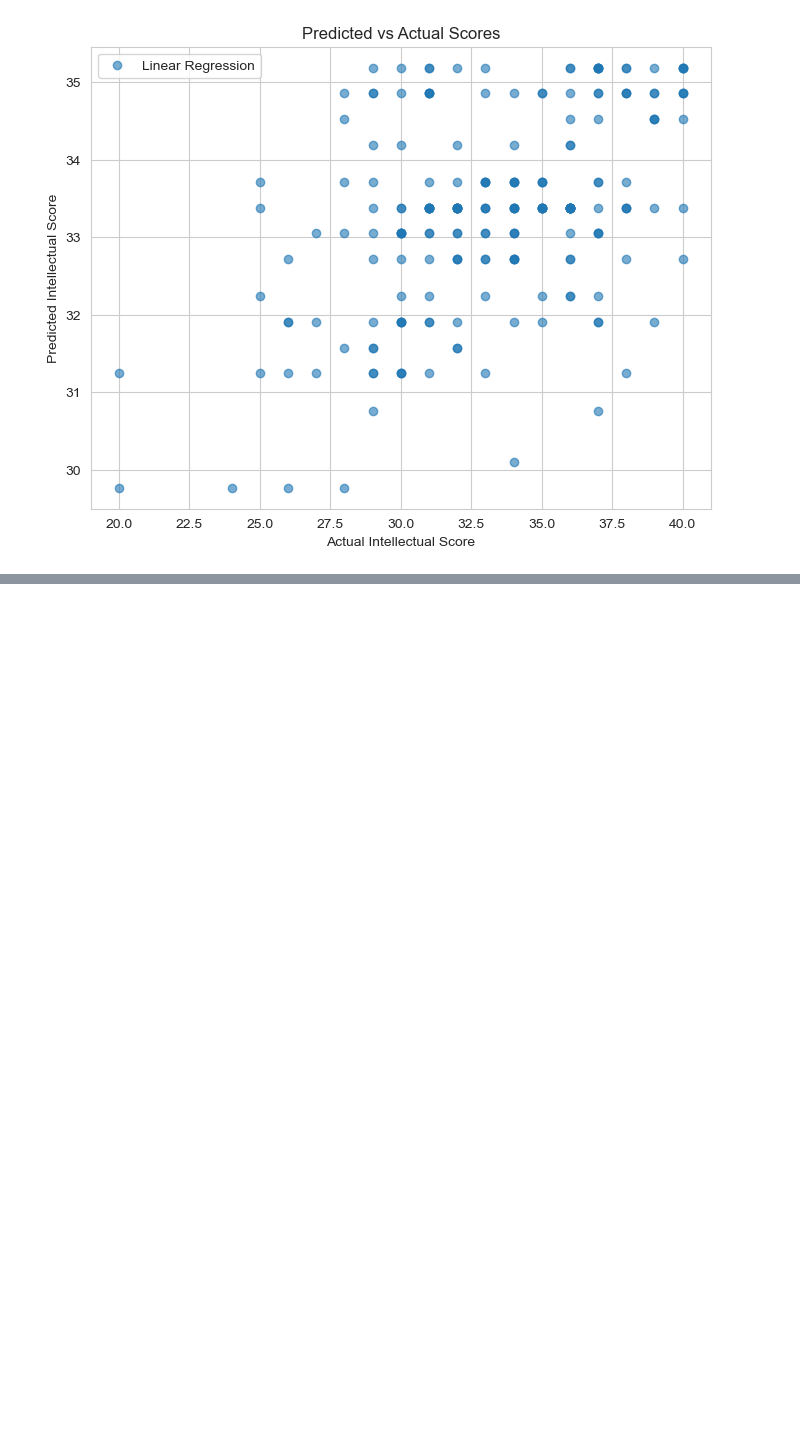
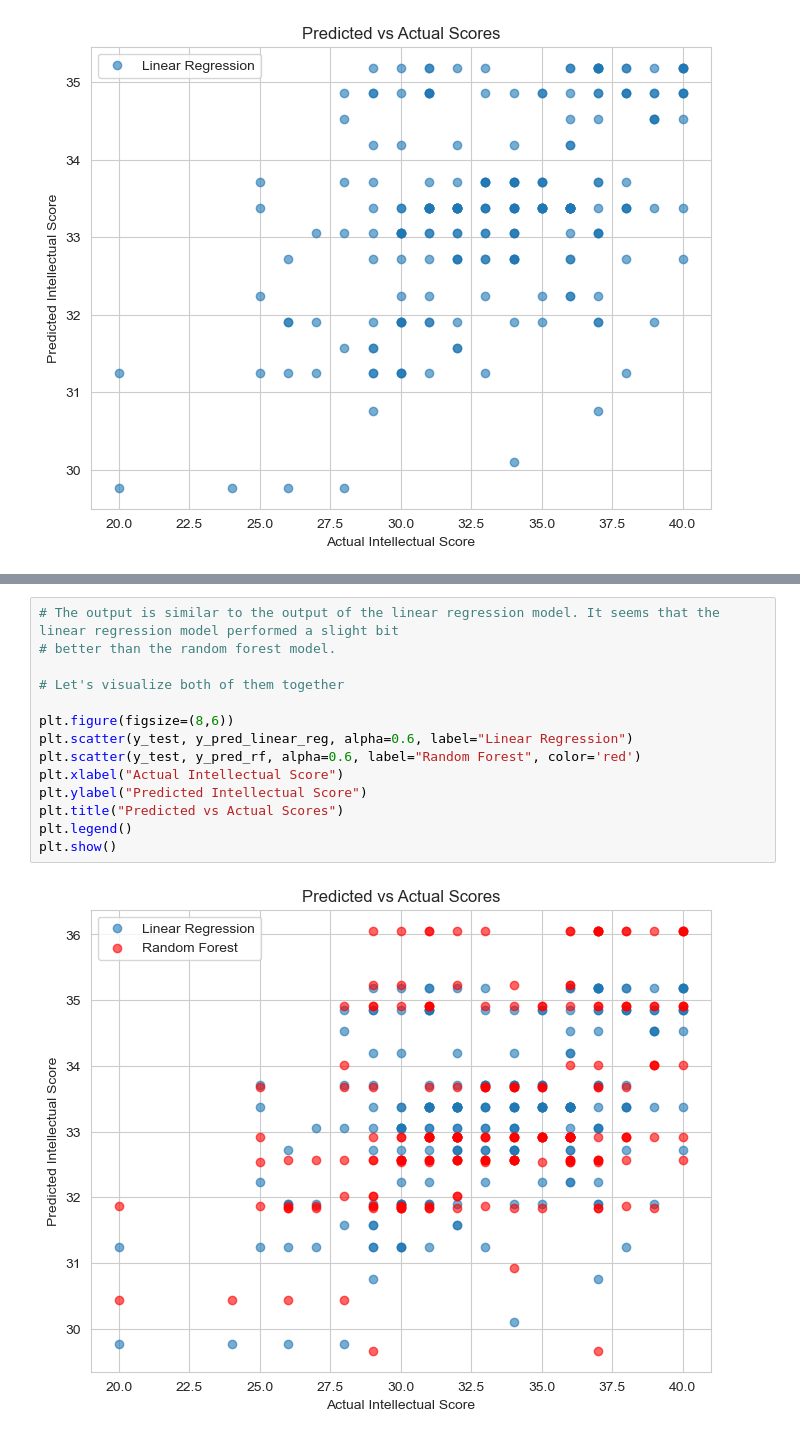
Before and after one commit to Matthew-Wolz/Physical-Health-Research, a Jupyter notebook: Notebook/Physical Health Research.ipynb, the cells around one changed output, grey strips where cells are left out. Saved outputs shown, nothing was run; the diff lists cells and outputs as text; blank space fills up the shorter version.

```diff
--- a/Notebook/Physical Health Research.ipynb
+++ b/Notebook/Physical Health Research.ipynb
@@ -175,0 +197,16 @@ plt.show()
+# %%
+# The output is similar to the output of the linear regression model. It seems that the linear regression model performed a slight bit
+# better than the random forest model.
+
+# Let's visualize both of them together
+
+plt.figure(figsize=(8,6))
+plt.scatter(y_test, y_pred_linear_reg, alpha=0.6, label="Linear Regression")
+plt.scatter(y_test, y_pred_rf, alpha=0.6, label="Random Forest", color='red')
+plt.xlabel("Actual Intellectual Score")
+plt.ylabel("Predicted Intellectual Score")
+plt.title("Predicted vs Actual Scores")
+plt.legend()
+plt.show()
+# %% [output]
+[figure, added]
```
Also changed, not shown: parts of 1 cell of this notebook.
